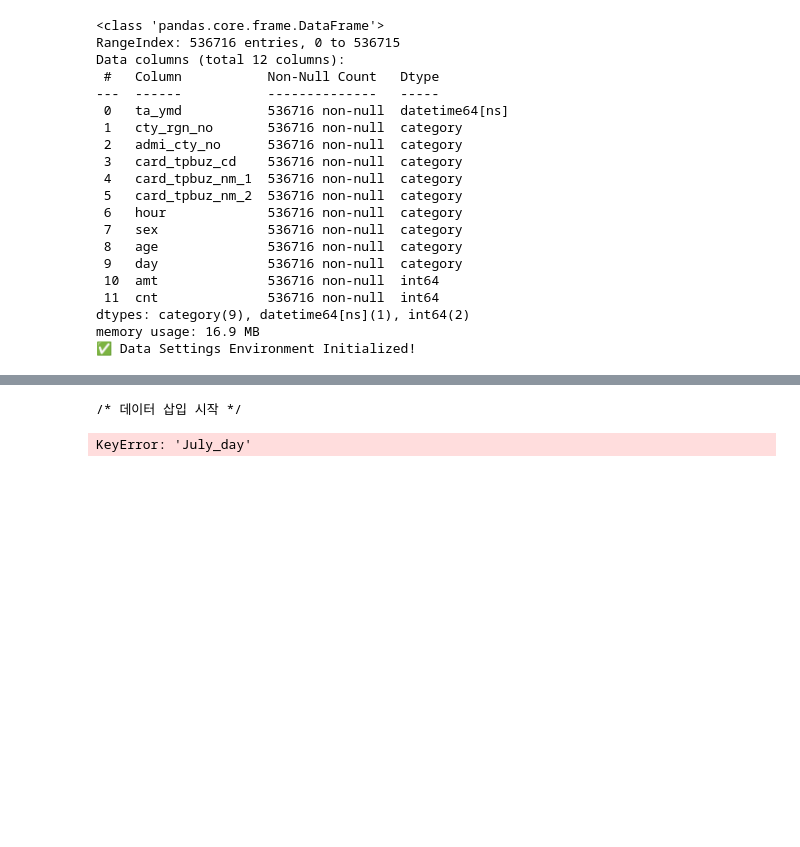
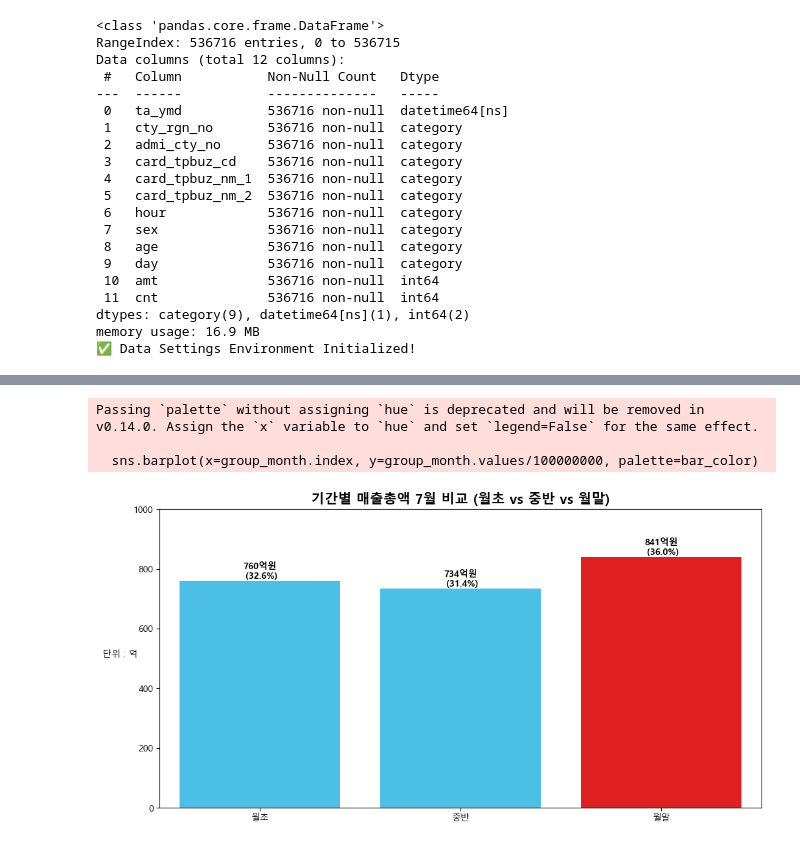
Before and after one commit to Jinwo0o-develop/Data_Analysis_Archive, a Jupyter notebook: 02_src/04_Food_Analysis/Food_Analysis.ipynb, the cells around one changed output, grey strips where cells are left out. Drawn from its saved outputs; the diff is of its cells as text; code cells hidden in the pictures; blank space fills up the shorter version.

```diff
--- a/02_src/04_Food_Analysis/Food_Analysis.ipynb
+++ b/02_src/04_Food_Analysis/Food_Analysis.ipynb
@@ -88,4 +250,33 @@ Passing `palette` without assigning `hue` is deprecated and will be removed in v
 # %%
+# 월초(1~10) 중반(11~20) 월말(21~31) 그룹 분포 / 현재 초복 있는 주가 적은건 더위때문인가 ? 월급날과 가깝기 때문인가 ?
+cut_range = [0, 10, 20, 32]
+
+x_label = ['월초', '중반', '월말']
+
+df['period'] = pd.cut(df['ta_ymd'].dt.day, bins=cut_range, labels=x_label)
+
+group_month = df.groupby('period')['amt'].sum()
+
+
+fig, ax = plt.subplots(figsize=(12,6))
+
+bar_color = ['#33cbff']*len(group_month.index)
+bar_color[2] = 'red'
+
+#1억으로 나눔
+sns.barplot(x=group_month.index, y=group_month.values/100000000, palette=bar_color)
+
+plt.title("기간별 매출총액 7월 비교 (월초 vs 중반 vs 월말)", fontsize=15, weight='bold')
+ax.set_xlabel("")
+ax.set_ylabel("단위 : 억", rotation=0, labelpad = 15)
+ax.set_ylim(0,1000)
+
+for i, (index, value) in enumerate(group_month.items()):
+    pct = (value/group_month.sum()) * 100
+    text = f"{value/100000000:.0f}억원\n ({pct:.1f}%)"
+    plt.text(x=i,y=value/100000000, s=text, ha='center', va='bottom', fontsize=10, weight='bold')
 # %% [output]
-/* 데이터 삽입 시작 */
+Passing `palette` without assigning `hue` is deprecated and will be removed in v0.14.0. Assign the `x` variable to `hue` and set `legend=False` for the same effect.
+
+  sns.barplot(x=group_month.index, y=group_month.values/100000000, palette=bar_color)
-KeyError: 'July_day'
+[figure, added]
```
Also changed, not shown: parts of 6 cells of this notebook, 12 other files.
